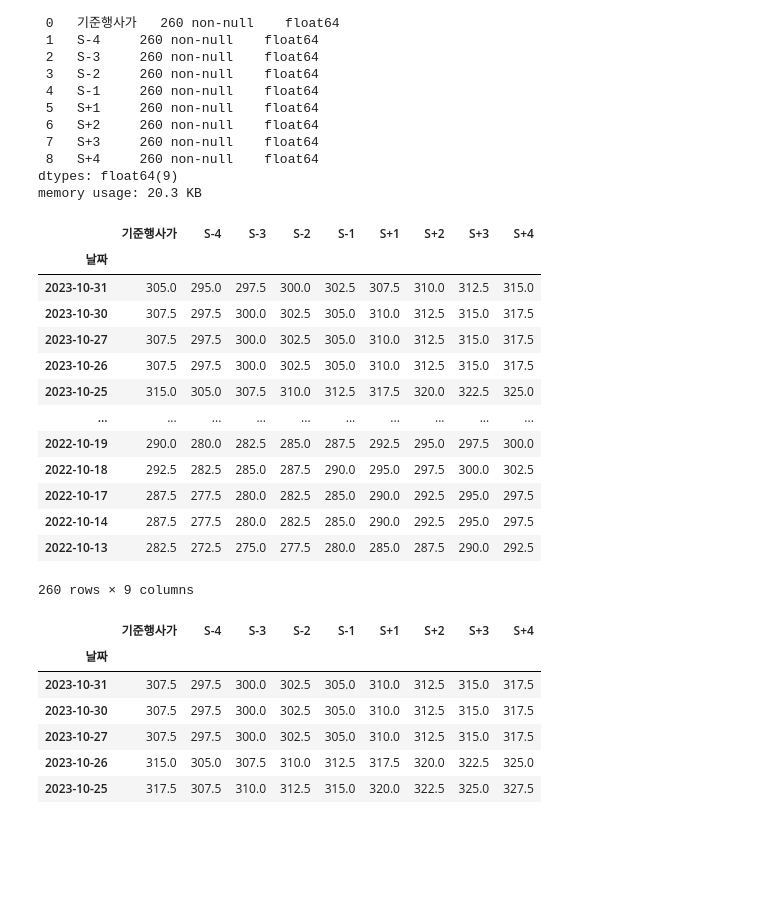
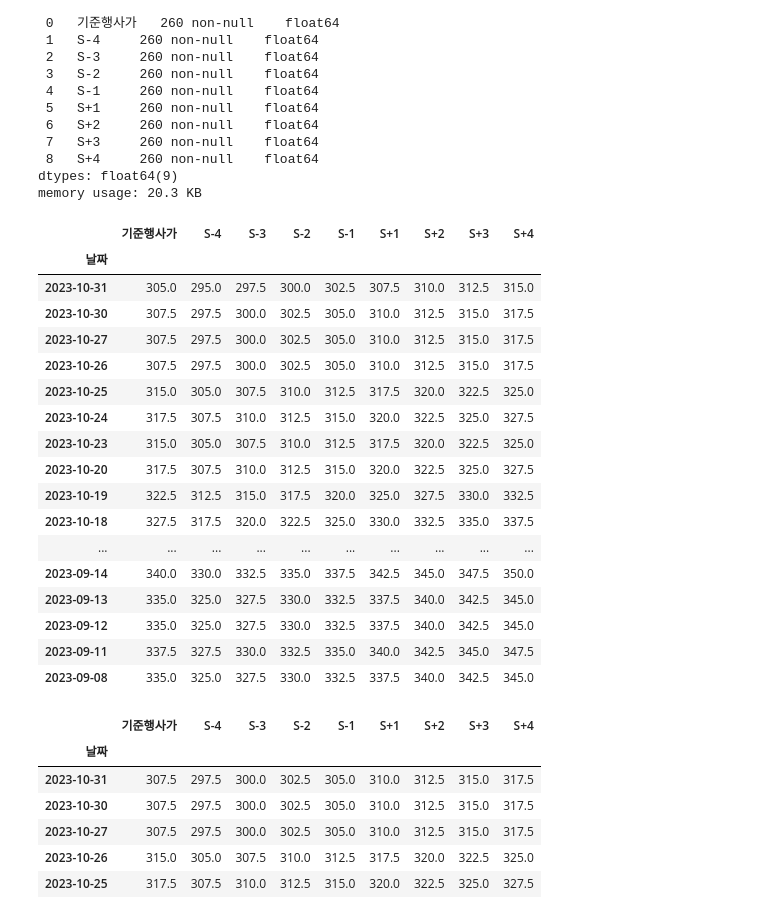
Before and after one commit to jyoooonh/Project1_sample, a Jupyter notebook: strike_price_byJay.ipynb, the cells around one changed output. Cells and saved outputs as stored; diff of their text form; code cells hidden in the pictures; blank space fills up the shorter version.

```diff
--- a/strike_price_byJay.ipynb
+++ b/strike_price_byJay.ipynb
@@ -223,22 +223,26 @@ Data columns (total 9 columns):
 dtypes: float64(9)
 memory usage: 20.3 KB
 # %%
-strike_price
+strike_price.head(33)
 # %% [output]
 |  | 기준행사가 | S-4 | S-3 | S-2 | S-1 | S+1 | S+2 | S+3 | S+4 |
 | 날짜 |  |  |  |  |  |  |  |  |  |
 | 2023-10-31 | 305.0 | 295.0 | 297.5 | 300.0 | 302.5 | 307.5 | 310.0 | 312.5 | 315.0 |
 | 2023-10-30 | 307.5 | 297.5 | 300.0 | 302.5 | 305.0 | 310.0 | 312.5 | 315.0 | 317.5 |
 | 2023-10-27 | 307.5 | 297.5 | 300.0 | 302.5 | 305.0 | 310.0 | 312.5 | 315.0 | 317.5 |
 | 2023-10-26 | 307.5 | 297.5 | 300.0 | 302.5 | 305.0 | 310.0 | 312.5 | 315.0 | 317.5 |
 | 2023-10-25 | 315.0 | 305.0 | 307.5 | 310.0 | 312.5 | 317.5 | 320.0 | 322.5 | 325.0 |
+| 2023-10-24 | 317.5 | 307.5 | 310.0 | 312.5 | 315.0 | 320.0 | 322.5 | 325.0 | 327.5 |
+| 2023-10-23 | 315.0 | 305.0 | 307.5 | 310.0 | 312.5 | 317.5 | 320.0 | 322.5 | 325.0 |
+| 2023-10-20 | 317.5 | 307.5 | 310.0 | 312.5 | 315.0 | 320.0 | 322.5 | 325.0 | 327.5 |
+| 2023-10-19 | 322.5 | 312.5 | 315.0 | 317.5 | 320.0 | 325.0 | 327.5 | 330.0 | 332.5 |
+| 2023-10-18 | 327.5 | 317.5 | 320.0 | 322.5 | 325.0 | 330.0 | 332.5 | 335.0 | 337.5 |
 | ... | ... | ... | ... | ... | ... | ... | ... | ... | ... |
-| 2022-10-19 | 290.0 | 280.0 | 282.5 | 285.0 | 287.5 | 292.5 | 295.0 | 297.5 | 300.0 |
-| 2022-10-18 | 292.5 | 282.5 | 285.0 | 287.5 | 290.0 | 295.0 | 297.5 | 300.0 | 302.5 |
-| 2022-10-17 | 287.5 | 277.5 | 280.0 | 282.5 | 285.0 | 290.0 | 292.5 | 295.0 | 297.5 |
-| 2022-10-14 | 287.5 | 277.5 | 280.0 | 282.5 | 285.0 | 290.0 | 292.5 | 295.0 | 297.5 |
-| 2022-10-13 | 282.5 | 272.5 | 275.0 | 277.5 | 280.0 | 285.0 | 287.5 | 290.0 | 292.5 |
+| 2023-09-14 | 340.0 | 330.0 | 332.5 | 335.0 | 337.5 | 342.5 | 345.0 | 347.5 | 350.0 |
+| 2023-09-13 | 335.0 | 325.0 | 327.5 | 330.0 | 332.5 | 337.5 | 340.0 | 342.5 | 345.0 |
+| 2023-09-12 | 335.0 | 325.0 | 327.5 | 330.0 | 332.5 | 337.5 | 340.0 | 342.5 | 345.0 |
+| 2023-09-11 | 337.5 | 327.5 | 330.0 | 332.5 | 335.0 | 340.0 | 342.5 | 345.0 | 347.5 |
+| 2023-09-08 | 335.0 | 325.0 | 327.5 | 330.0 | 332.5 | 337.5 | 340.0 | 342.5 | 345.0 |
-260 rows × 9 columns
 # %%
 # strike_price = strike_price.set_index('일자')
 # %%
```
Also changed, not shown: parts of 2 cells of this notebook, 54 other files.
